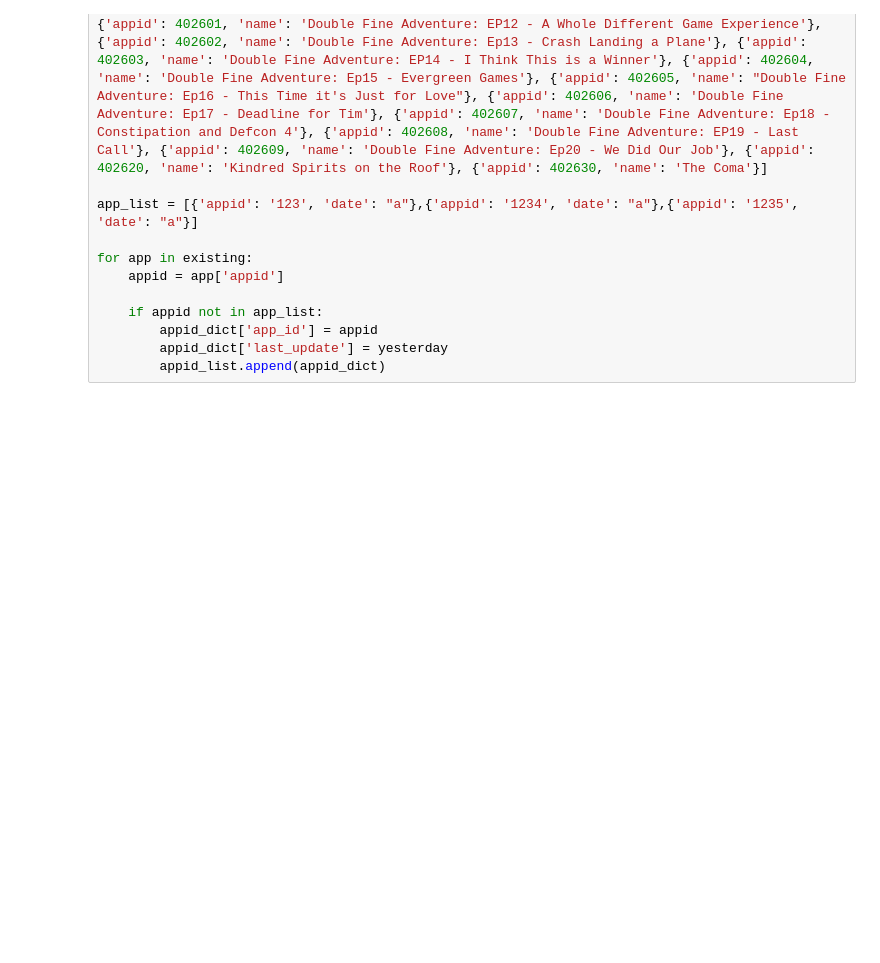
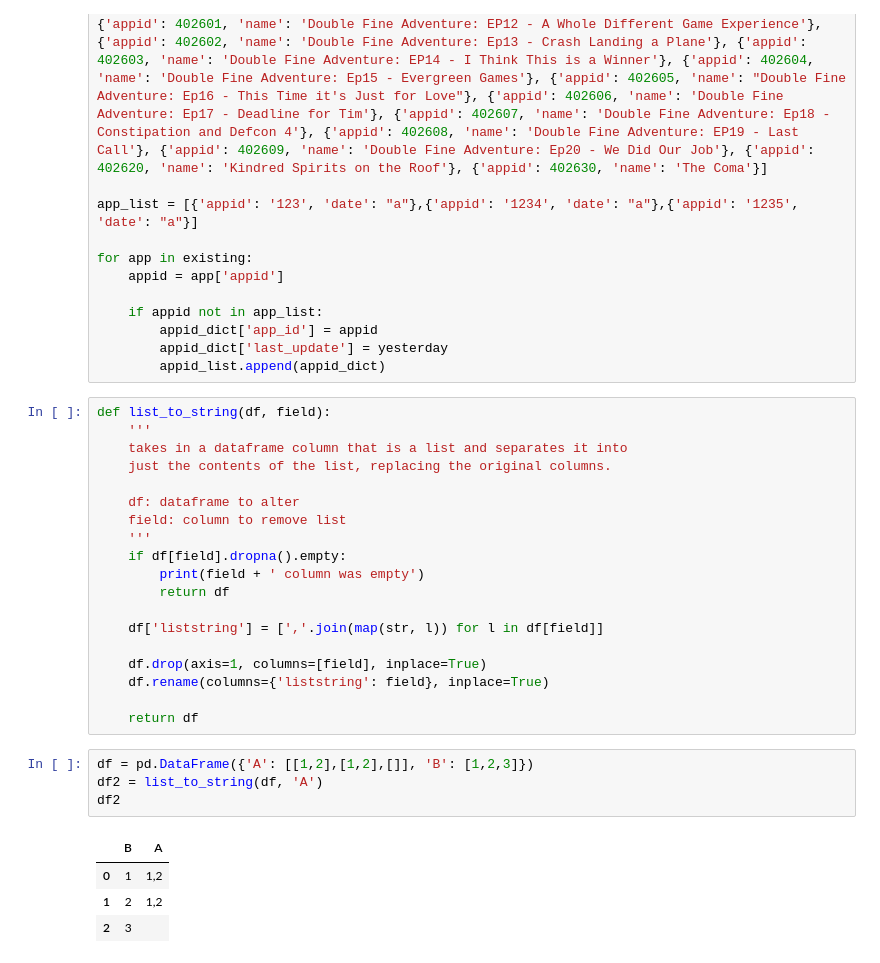
Before and after one commit to emmyoop/gamedevanalytics, a Jupyter notebook: jupyter notebook/explore.ipynb, the cells around one changed output. Drawn from its saved outputs; the diff is of its cells as text; blank space fills up the shorter version.

```diff
--- a/jupyter notebook/explore.ipynb
+++ b/jupyter notebook/explore.ipynb
@@ -545,3 +545,31 @@ for app in existing:
         appid_dict['app_id'] = appid
         appid_dict['last_update'] = yesterday
         appid_list.append(appid_dict)
+# %%
+def list_to_string(df, field):
+    '''
+    takes in a dataframe column that is a list and separates it into
+    just the contents of the list, replacing the original columns.
+
+    df: dataframe to alter
+    field: column to remove list
+    '''
+    if df[field].dropna().empty:
+        print(field + ' column was empty')
+        return df
+
+    df['liststring'] = [','.join(map(str, l)) for l in df[field]]
+
+    df.drop(axis=1, columns=[field], inplace=True)
+    df.rename(columns={'liststring': field}, inplace=True)
+
+    return df
+# %%
+df = pd.DataFrame({'A': [[1,2],[1,2],[]], 'B': [1,2,3]})
+df2 = list_to_string(df, 'A')
+df2
+# %% [output]
+|  | B | A |
+| 0 | 1 | 1,2 |
+| 1 | 2 | 1,2 |
+| 2 | 3 |  |
```
Also changed, not shown: 2 other files.
